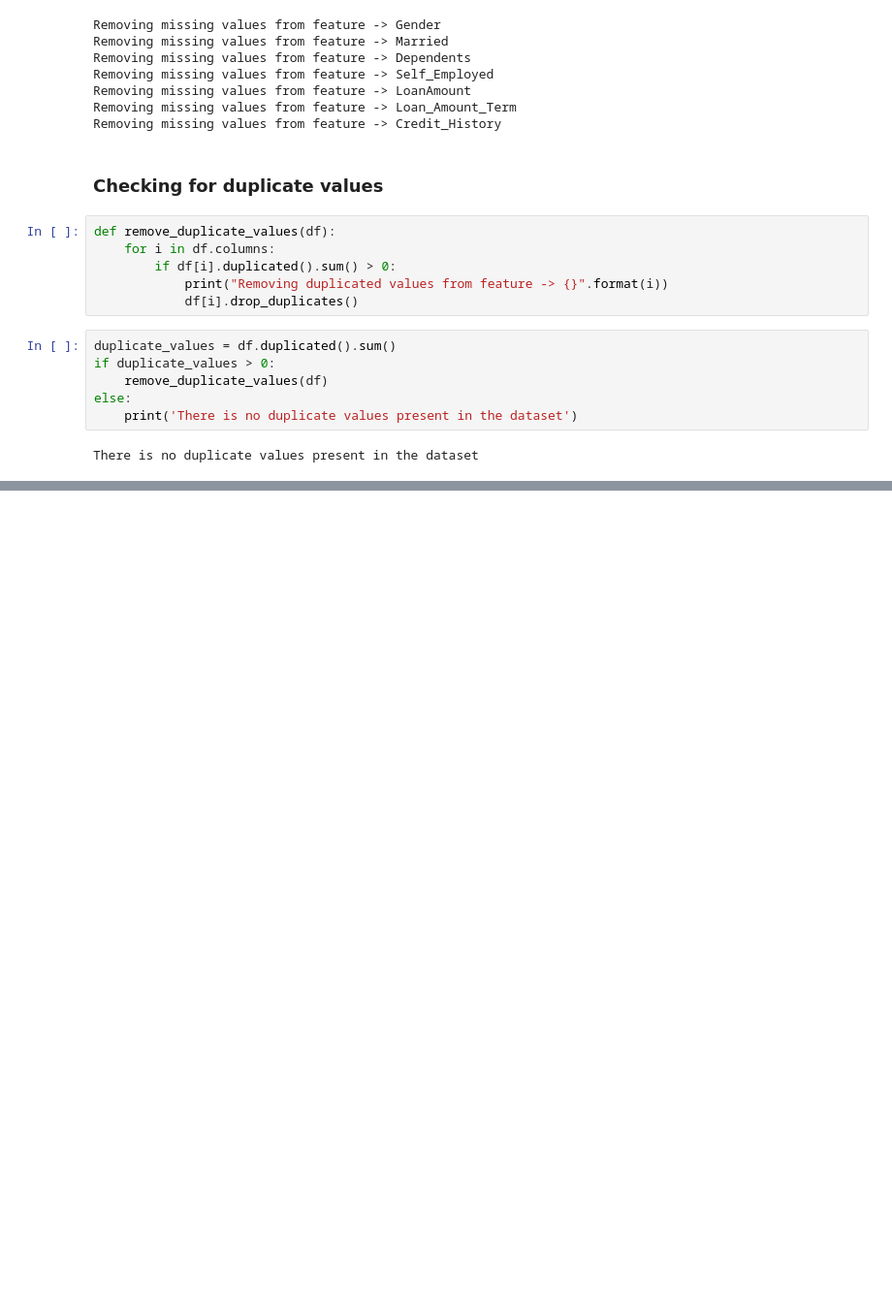
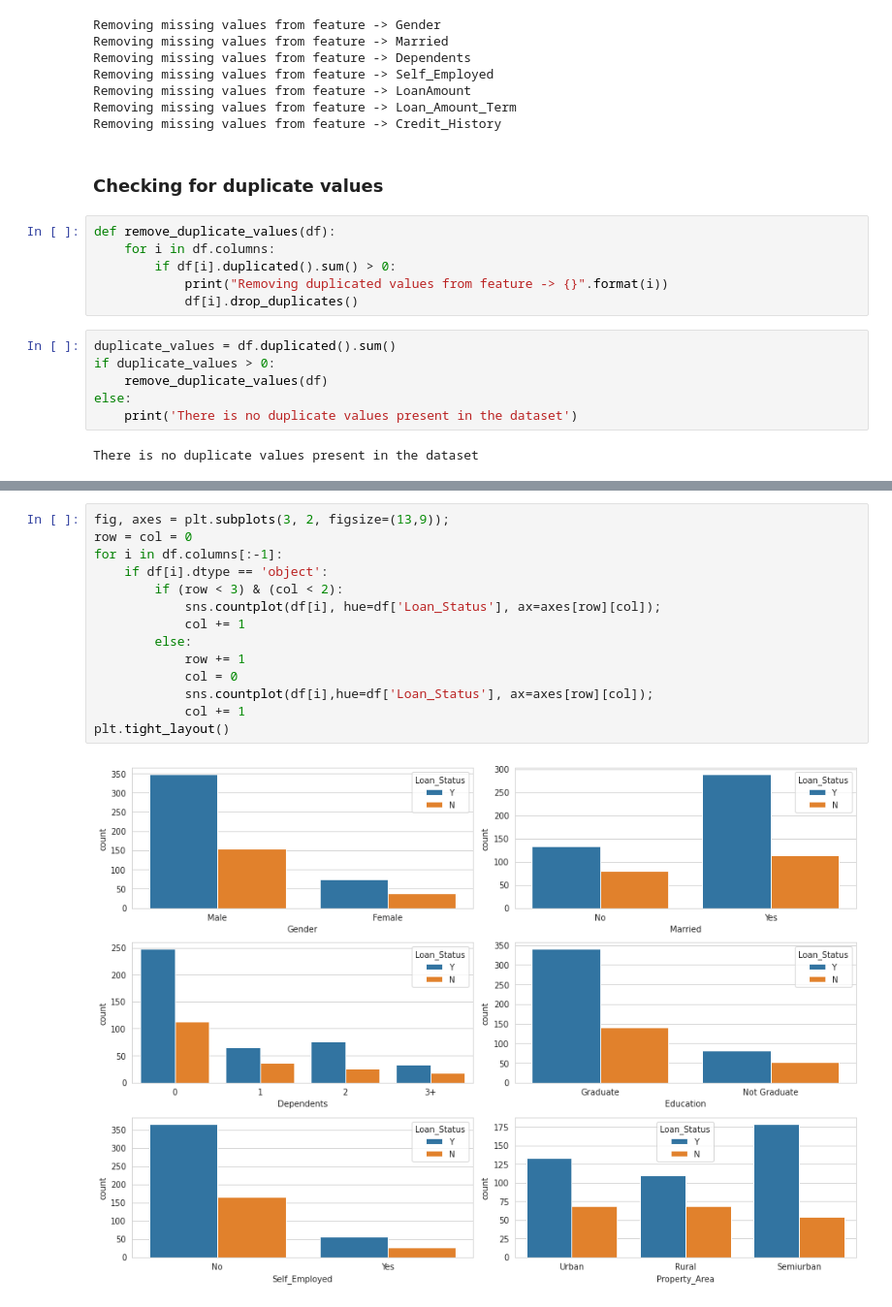
Before and after one commit to Abhishek768/Analytics_Vidhya_Loan_Prediction, a Jupyter notebook: loan_prediction.ipynb, the cells around one changed output, grey strips where cells are left out. Shown: that part at 97% size. Drawn from its saved outputs; the diff is of its cells as text; blank space fills up the shorter version.

```diff
--- a/loan_prediction.ipynb
+++ b/loan_prediction.ipynb
@@ -133,0 +183,16 @@ There is no duplicate values present in the dataset
+# %%
+fig, axes = plt.subplots(3, 2, figsize=(13,9));
+row = col = 0
+for i in df.columns[:-1]:
+    if df[i].dtype == 'object':
+        if (row < 3) & (col < 2):
+            sns.countplot(df[i], hue=df['Loan_Status'], ax=axes[row][col]);
+            col += 1
+        else:
+            row += 1
+            col = 0
+            sns.countplot(df[i],hue=df['Loan_Status'], ax=axes[row][col]);
+            col += 1
+plt.tight_layout()
+# %% [output]
+[figure, added]
```
Also changed, not shown: parts of 14 cells of this notebook.
